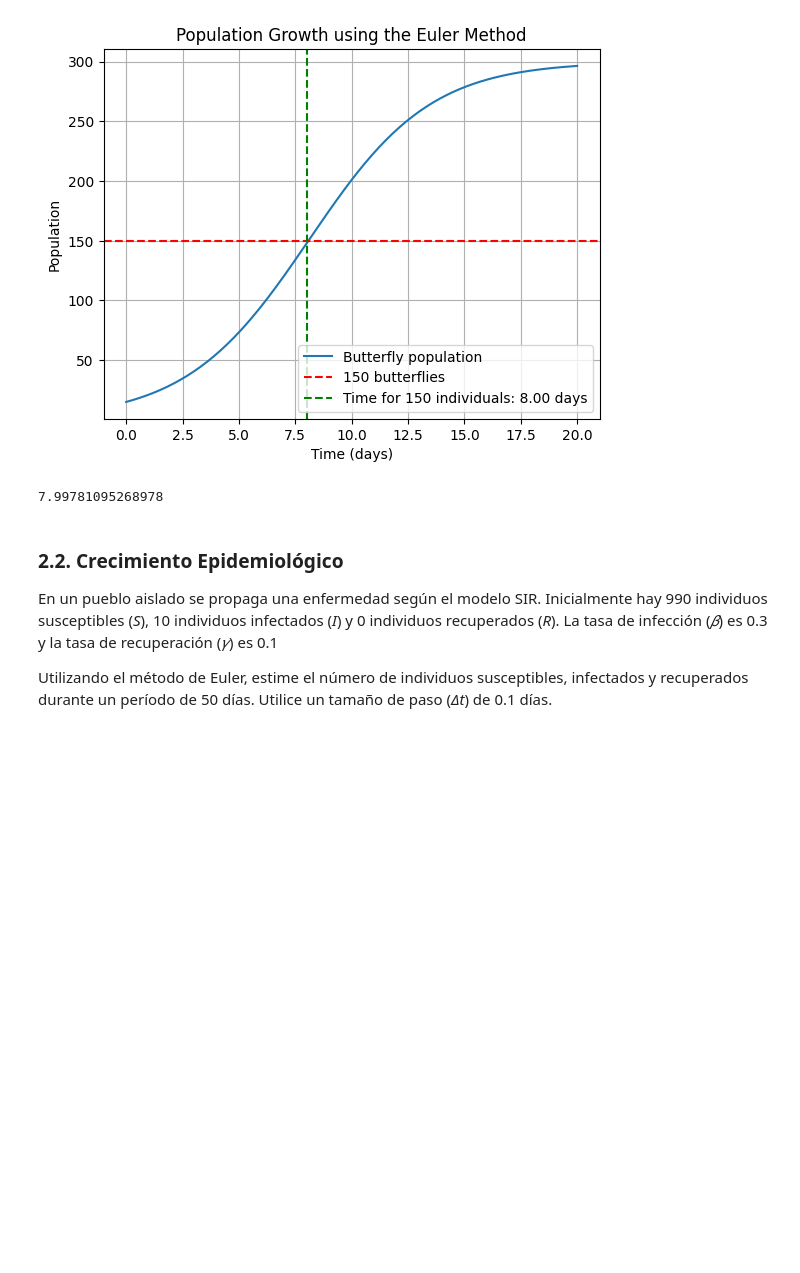
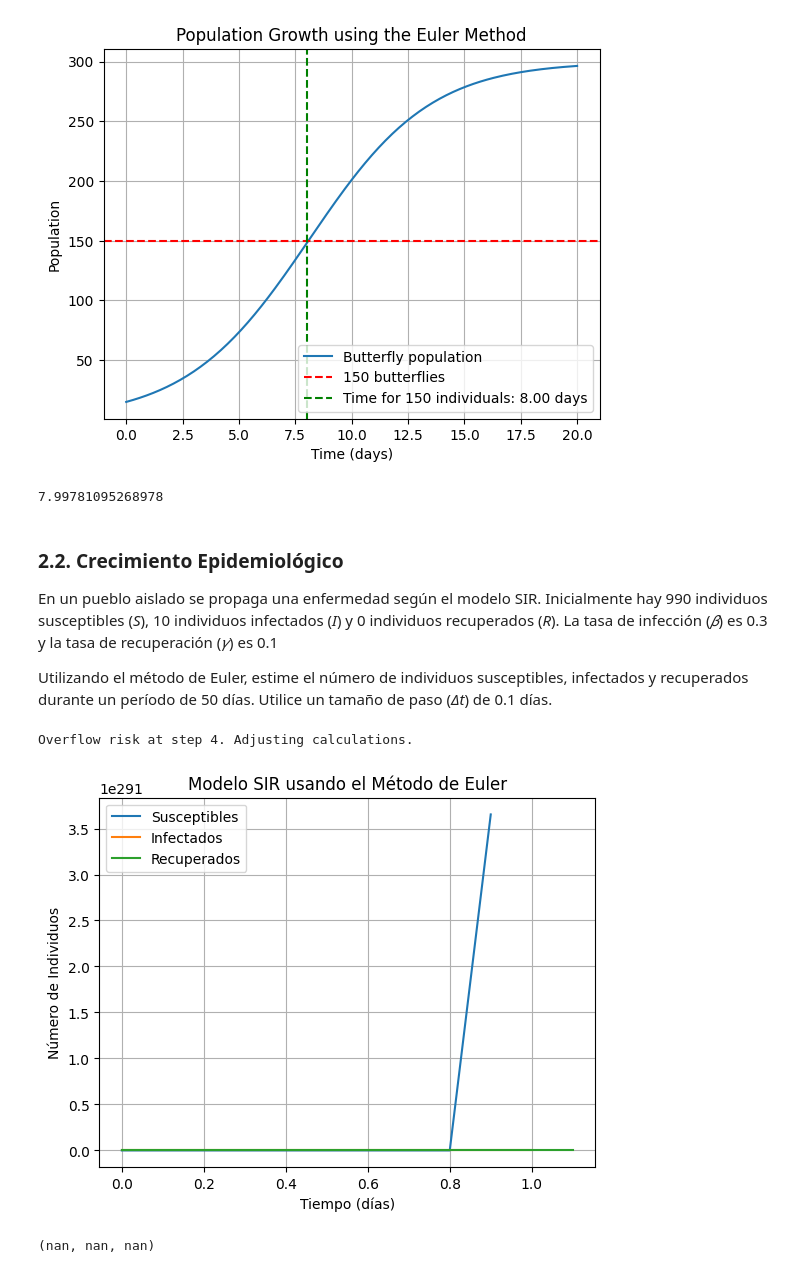
Before and after one commit to MelissaPerez09/Lab02-CC3039, a Jupyter notebook: Excercise02.ipynb, the cells around one changed output. Drawn from its saved outputs; the diff is of its cells as text; code cells hidden in the pictures; blank space fills up the shorter version.

Commit message:
params and initial conditions task 2.2

```diff
--- a/Excercise02.ipynb
+++ b/Excercise02.ipynb
@@ -127,0 +139,49 @@ Utilizando el método de Euler, estime el número de individuos susceptibles, in
+# %%
+# empty arrays and initial conditions
+S = np.zeros(num_steps + 1)
+I = np.zeros(num_steps + 1)
+R = np.zeros(num_steps + 1)
+t = np.zeros(num_steps + 1)
+
+S[0] = S0
+I[0] = I0
+R[0] = R0
+# %%
+# Euler method
+for n in range(num_steps):
+    dS = -beta * S[n] * I[n] * dt
+    dI = (beta * S[n] * I[n] - gamma * I[n]) * dt
+    dR = gamma * I[n] * dt
+
+    # simple check to prevent overflow
+    if np.abs(dS) > 1e18 or np.abs(dI) > 1e18 or np.abs(dR) > 1e18:
+        print(f"Overflow risk at step {n}. Adjusting calculations.")
+        break
+
+    S[n + 1] = S[n] + dS
+    I[n + 1] = I[n] + dI
+    R[n + 1] = R[n] + dR
+    t[n + 1] = t[n] + dt
+
+# non negative populations
+S = np.clip(S, 0, None)
+I = np.clip(I, 0, None)
+R = np.clip(R, 0, None)
+# %% [output]
+Overflow risk at step 4. Adjusting calculations.
+# %%
+plt.plot(t, S, label='Susceptibles')
+plt.plot(t, I, label='Infectados')
+plt.plot(t, R, label='Recuperados')
+plt.xlabel('Tiempo (días)')
+plt.ylabel('Número de Individuos')
+plt.title('Modelo SIR usando el Método de Euler')
+plt.legend()
+plt.grid(True)
+plt.show()
+
+# Resultados finales
+S[-1], I[-1], R[-1]
+# %% [output]
+[figure, added]
+(nan, nan, nan)
```
Also changed, not shown: parts of 1 cell of this notebook.
